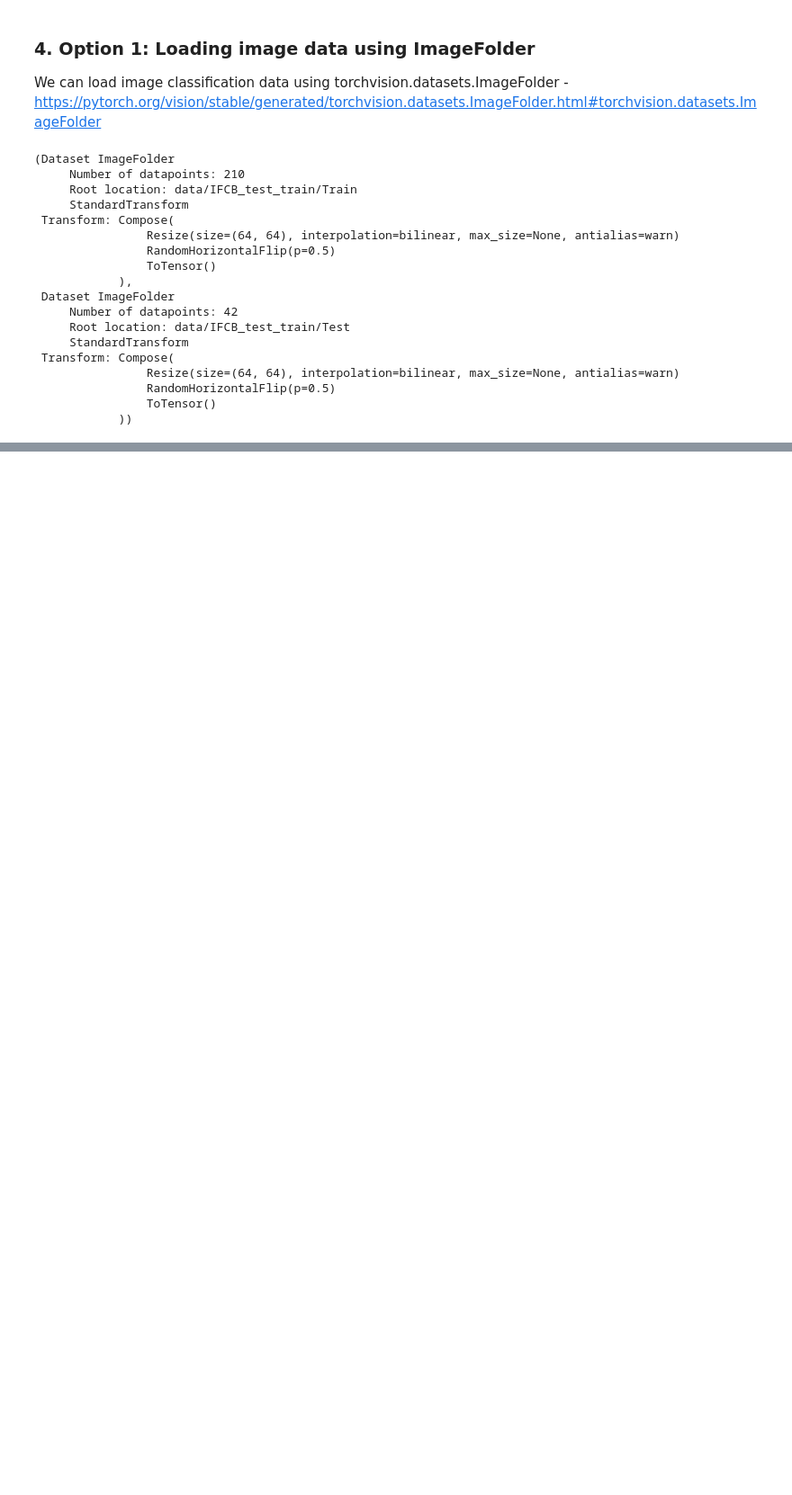
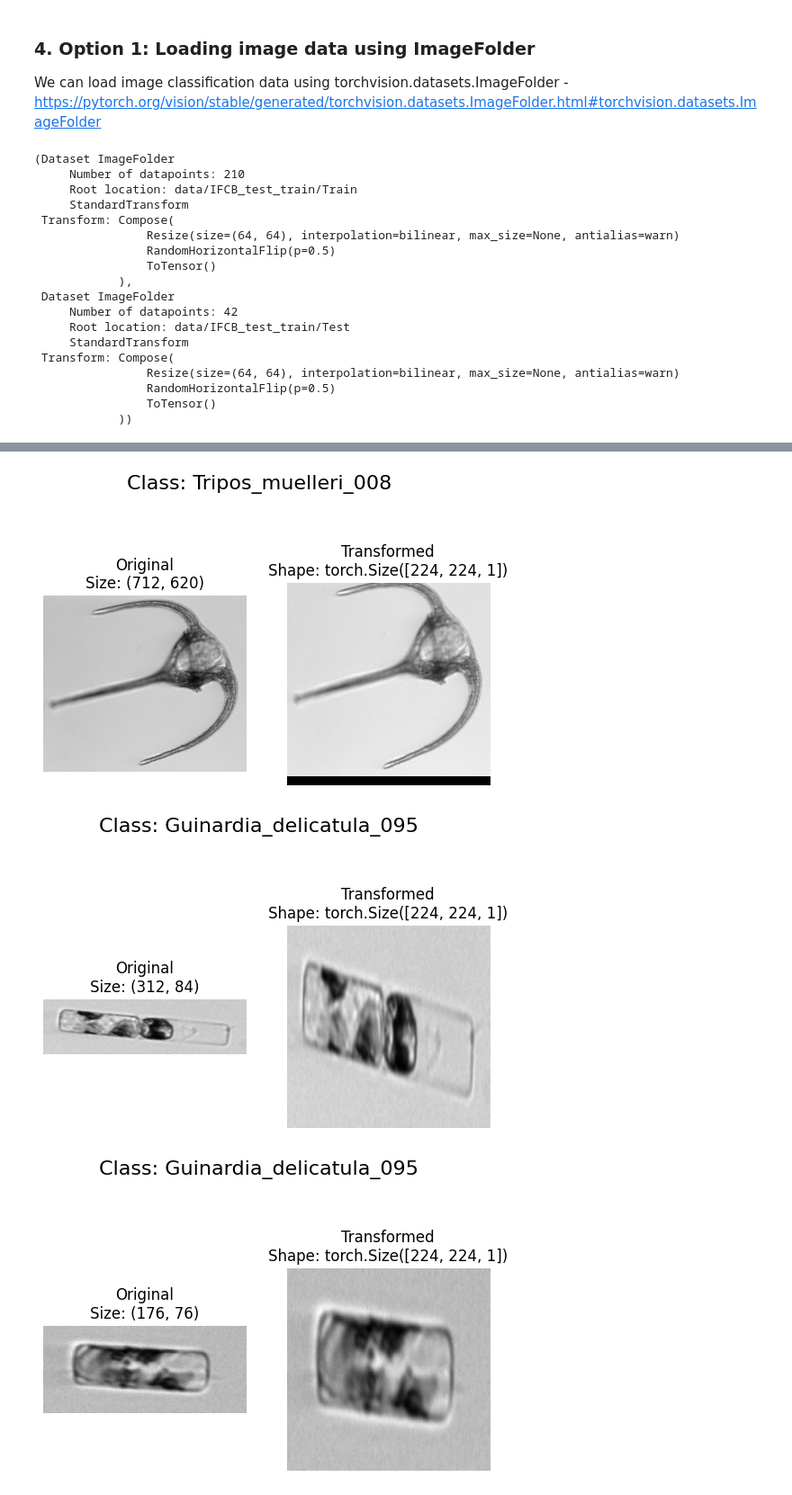
Before and after one commit to maritnorli/IFCB_CNN_Classify, a Jupyter notebook: Train_test_IFCB.ipynb, the cells around one changed output, grey strips where cells are left out. Shown at 90% size. Saved outputs shown, nothing was run; the diff lists cells and outputs as text; code cells hidden in the pictures; blank space fills up the shorter version.

```diff
--- a/Train_test_IFCB.ipynb
+++ b/Train_test_IFCB.ipynb
@@ -230,0 +668,14 @@ train_data, test_data
+# %%
+# Let's look at trivailaugment - https://pytorch.org/vision/stable/auto_examples/plot_transforms.html#trivialaugmentwide
+from torchvision import transforms
+
+train_transform = transforms.Compose([
+                                      transforms.Resize(size=(224, 224)),
+                                      transforms.TrivialAugmentWide(num_magnitude_bins=31),
+                                      transforms.ToTensor()
+])
+
+test_transform = transforms.Compose([
+                                      transforms.Resize(size=(224, 224)),
+                                      transforms.ToTensor()
+])
@@ -230,0 +686,4 @@ train_data, test_data
+# %%
+# Get all image paths
+image_path_list = list(image_path.glob("*/*/*.png"))
+image_path_list[:10]
@@ -230,0 +701,12 @@ train_data, test_data
+# %%
+# Plot random transformed images
+plot_transformed_images(
+    image_paths=image_path_list,
+    transform=train_transform,
+    n=3,
+    seed=None
+)
+# %% [output]
+[figure, added]
+[figure, added]
+[figure, added]
```
Also changed, not shown: parts of 89 cells of this notebook.
